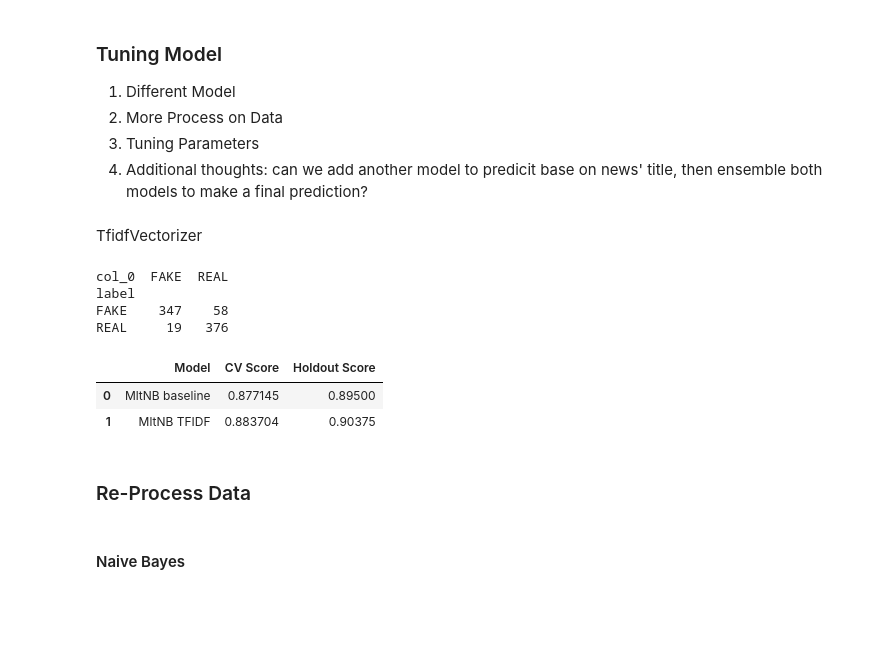
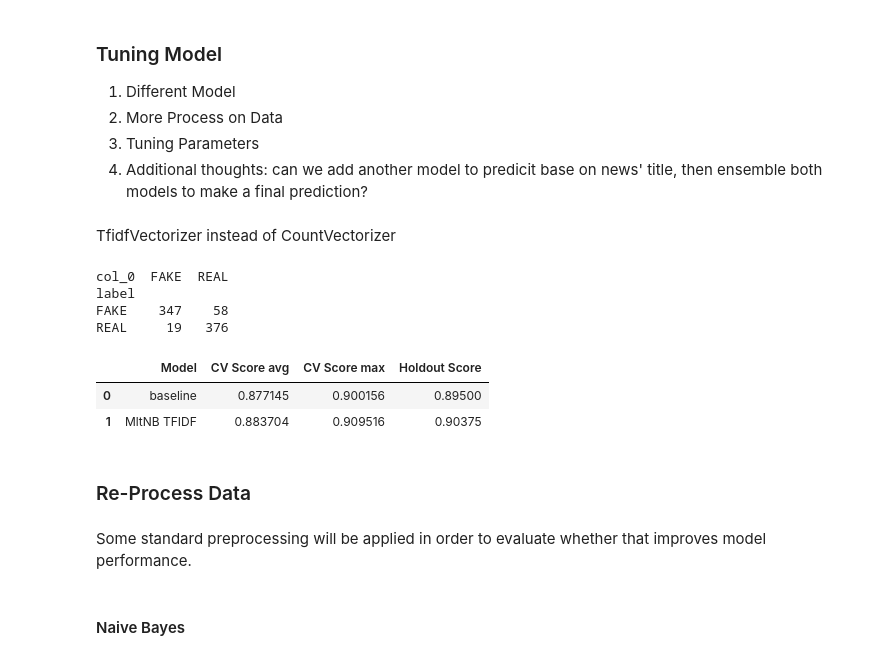
Before and after one commit to ScottPanIE/NLP_Assignment, a Jupyter notebook: script/Sirius.ipynb, the cells around one changed output. Cells and saved outputs as stored; diff of their text form; code cells hidden in the pictures; blank space fills up the shorter version.

```diff
--- a/script/Sirius.ipynb
+++ b/script/Sirius.ipynb
@@ -92,11 +105,15 @@ Define scoring-function
 # %%
-all_scores  = pd.DataFrame(columns = ['Model', 'CV Score', 'Holdout Score'])
+all_scores  = pd.DataFrame(columns = ['Model', 'CV Score avg', 'CV Score max', 'Holdout Score'])
 
-def cv_evaluate(X, y, X_val, y_val, model, folds = 5):
+def append_scores(prev_scores, name, cv_scores, test_score):
+    prev_scores = prev_scores.append({'Model': name, 'CV Score avg': np.mean(cv_scores), 'CV Score max': np.max(cv_scores), 'Holdout Score': test_score}, ignore_index = True)
+    return prev_scores
+
+def cv_evaluate(X, y, X_val, y_val, model, folds = SPLITS):
     cv_scores = cross_val_score(model,
                                 X,
                                 y,
-                                cv = 5)
+                                cv = folds)
     model.fit(X, y)
     pred = model.predict(X_val)
     test_score = accuracy_score(y_val, pred)
@@ -123,7 +142,7 @@ MltNB = MultinomialNB()
 
 cv_score_baseline, test_score_baseline = cv_evaluate(count_train, y_baseline, count_test, y_test_baseline,
                                                      MltNB)
-all_scores = all_scores.append({'Model': 'MltNB baseline', 'CV Score': np.mean(cv_score_baseline), 'Holdout Score': test_score_baseline}, ignore_index = True)
+all_scores = append_scores(all_scores, 'baseline', cv_score_baseline, test_score_baseline)
 all_scores
 # %% [output]
 col_0  FAKE  REAL
@@ -138,8 +157,8 @@ REAL     27   368
 2. More Process on Data
 3. Tuning Parameters
 4. Additional thoughts: can we add another model to predicit base on news' title, then ensemble both models to make a final prediction?
-# %% [markdown]
-TfidfVectorizer
+# %% [markdown]
+TfidfVectorizer instead of CountVectorizer
 # %%
 # can tune max_df later
 tfidf_vectorizer = TfidfVectorizer(stop_words='english', max_df=0.8, norm='l2')
@@ -149,20 +168,22 @@ tfidf_test = tfidf_vectorizer.transform(X_test_baseline)
 # %%
 MltNB_TFIDF = MultinomialNB(alpha=0.1)
 
 cv_tfidf, test_tfidf = cv_evaluate(tfidf_train, y_baseline, tfidf_test, y_test_baseline,
                                                      MltNB_TFIDF)
-all_scores = all_scores.append({'Model': 'MltNB TFIDF', 'CV Score': np.mean(cv_tfidf), 'Holdout Score': test_tfidf}, ignore_index = True)
+all_scores = append_scores(all_scores, 'MltNB TFIDF', cv_tfidf, test_tfidf)
 all_scores
 # %% [output]
 col_0  FAKE  REAL
 label
 FAKE    347    58
 REAL     19   376
-|  | Model | CV Score | Holdout Score |
-| 0 | MltNB baseline | 0.877145 | 0.89500 |
-| 1 | MltNB TFIDF | 0.883704 | 0.90375 |
+|  | Model | CV Score avg | CV Score max | Holdout Score |
+| 0 | baseline | 0.877145 | 0.900156 | 0.89500 |
+| 1 | MltNB TFIDF | 0.883704 | 0.909516 | 0.90375 |
 # %% [markdown]
 ### Re-Process Data
+# %% [markdown]
+Some standard preprocessing will be applied in order to evaluate whether that improves model performance.
 # %%
 def prepare_data(data):
     """
```
Also changed, not shown: parts of 49 cells of this notebook.
